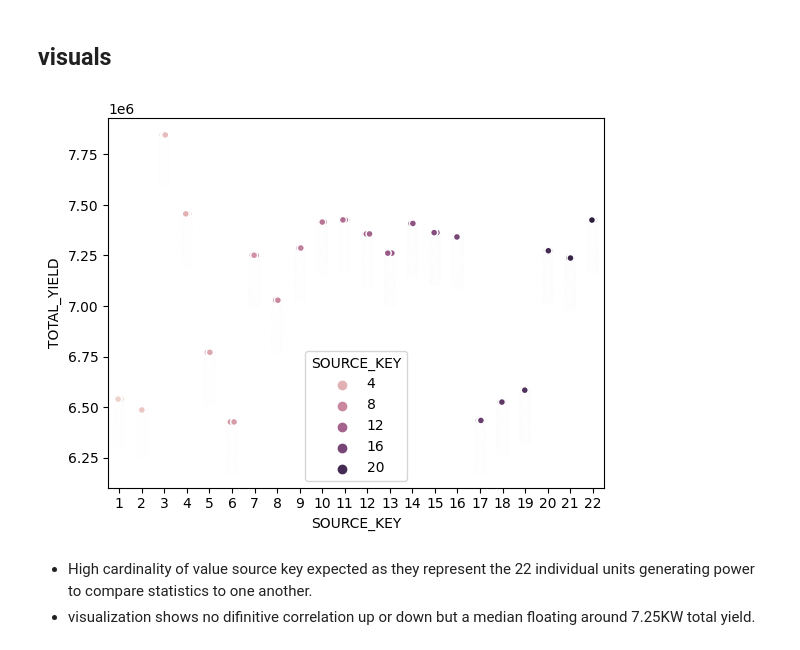
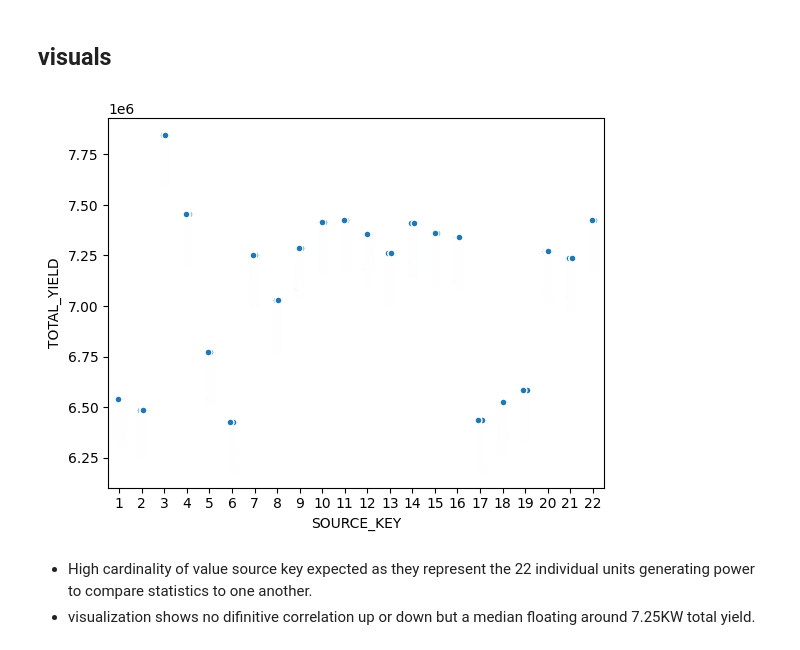
Before and after one commit to clovestad/Solar-Plant-Efficiency, a Jupyter notebook: Solar_forecast.ipynb, the cells around one changed output. Saved outputs shown, nothing was run; the diff lists cells and outputs as text; code cells hidden in the pictures.

```diff
--- a/Solar_forecast.ipynb
+++ b/Solar_forecast.ipynb
@@ -182,9 +187,9 @@ df.head()
 ## visuals
 # %%
 import seaborn as sns
-ax = sns.stripplot(data=df, x='SOURCE_KEY', y='TOTAL_YIELD',hue='SOURCE_KEY', edgecolor='white', linewidth=1)
+ax = sns.stripplot(data=df, x='SOURCE_KEY', y='TOTAL_YIELD', edgecolor='white', linewidth=1)
 # %% [output]
-[figure, old version]
+[figure, new version]
 # %% [markdown]
 - High cardinality of value source key expected as they represent the 22 individual units generating power to compare statistics to one another.
 - visualization  shows no difinitive correlation  up or down but  a median floating around 7.25KW total yield.
```
Also changed, not shown: parts of 8 cells of this notebook.
